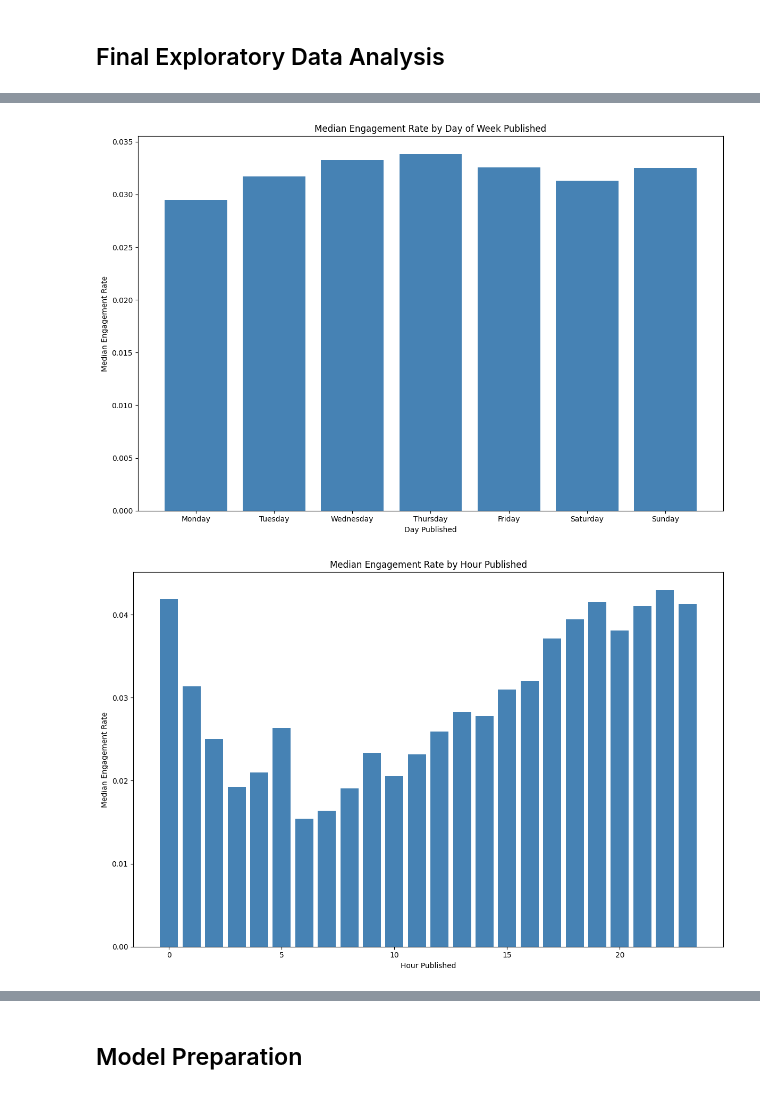
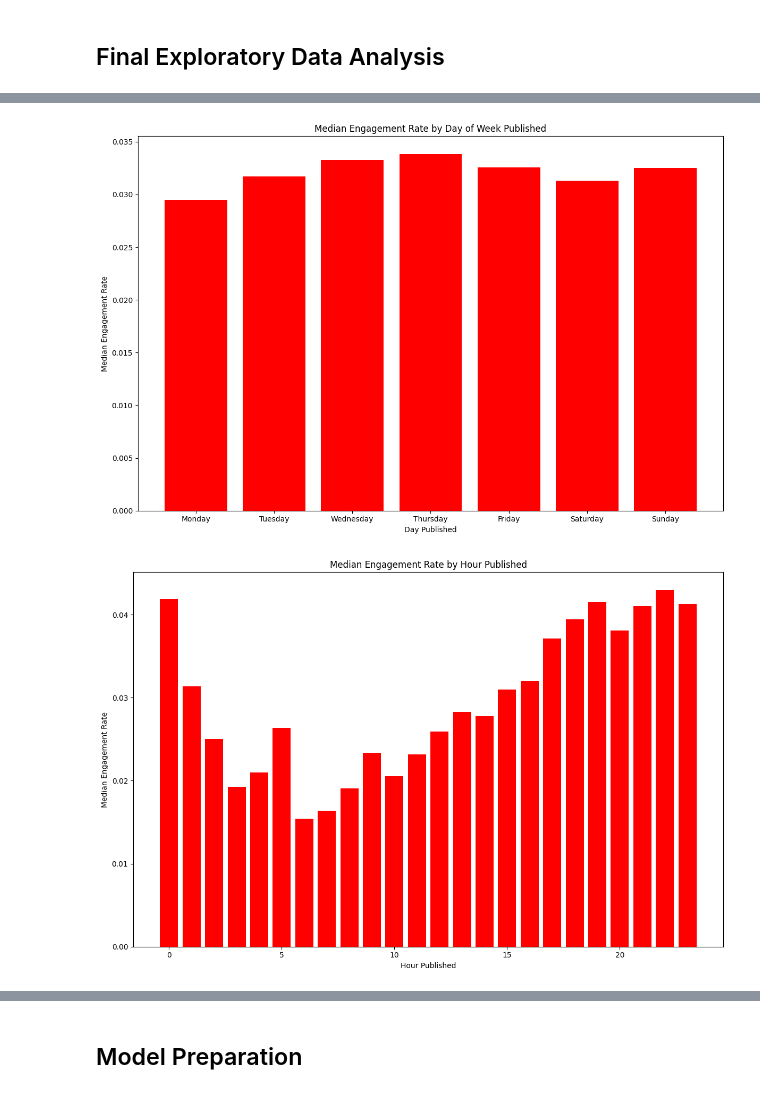
Before and after one commit to Mamaril-Jeremy/DTSC-691-Project, a Jupyter notebook: notebooks/youtube_eng_predictor.ipynb, the cells around one changed output, grey strips where cells are left out. Saved outputs shown, nothing was run; the diff lists cells and outputs as text; code cells hidden in the pictures.

```diff
--- a/notebooks/youtube_eng_predictor.ipynb
+++ b/notebooks/youtube_eng_predictor.ipynb
@@ -188,6 +194,12 @@ youtube_videos["engagement_rate_raw"] = (
 
 # Calculate logarithmic rate
 youtube_videos["engagement_rate_log"] = np.log1p(youtube_videos["engagement_rate_raw"])
+
+# Clip some outliers
+lower_bound = youtube_videos["engagement_rate_log"].quantile(0.01)
+upper_bound = youtube_videos["engagement_rate_log"].quantile(0.99)
+
+youtube_videos["engagement_rate_log_clipped"] = youtube_videos["engagement_rate_log"].clip(lower=lower_bound, upper=upper_bound)
 # %% [markdown]
 ## Initial Exploratory Data Analysis and Visualizations
 # %%
@@ -343,7 +439,8 @@ def extract_title_features(title):
         'title_has_question'   : int('?' in title),
         'title_has_exclamation': int('!' in title),
         'title_has_pipe'       : int('|' in title),
-        'title_caps_ratio'     : caps_ratio
+        'title_caps_ratio'     : caps_ratio,
+        'title_has_number'     : int(any(c.isdigit() for c in title))
     }
 
 title_features = youtube_videos['title'].apply(extract_title_features)
@@ -358,5 +458,5 @@ with open('desc_sentiment_data.json', 'r') as desc_file:
 # %%
-"""
+
 # -------------------------------------------------------------------------
 # AI USAGE CITATION
 # Tool: Claude AI
@@ -373,7 +473,7 @@ print(f"Using device: {'GPU' if device == 0 else 'CPU'}")
 # Initialize pipeline
 text_pipeline = pipeline(
     'sentiment-analysis',
-    model='cardiffnlp/twitter-xlm-roberta-base-sentiment',
+    model="cardiffnlp/twitter-roberta-base-sentiment",
     device=0,
     dtype=torch.float16,
     max_length=512
@@ -382,10 +482,11 @@ text_pipeline = pipeline(
 # Function to convert scores
 def convert_full(res):
     label = res['label']
+    score = res['score']
     return {
-      'neg': res['score'] if label == 'negative' else 0.0,
-      'neu': res['score'] if label == 'neutral'  else 0.0,
-      'pos': res['score'] if label == 'positive' else 0.0
+        'neg': score if label == 'LABEL_0' else 0.0,
+        'neu': score if label == 'LABEL_1' else 0.0,
+        'pos': score if label == 'LABEL_2' else 0.0
     }
 
 # Reclean titles
@@ -398,7 +499,7 @@ sentiment_data.extend([convert_full(r) for r in results])
 
 # Convert to DataFrame columns
 sentiment_df = pd.DataFrame(sentiment_data)
-"""
+
 # Attach to original dataframe
 youtube_videos = youtube_videos.reset_index(drop=True)
 youtube_videos[['title_neg', 'title_neu', 'title_pos']] = sentiment_df[['neg', 'neu', 'pos']].values
@@ -423,5 +542,5 @@ with open('sentiment_data.json', 'w') as f:
 # %%
-"""
+
 # Run sentiment pipeline on descriptions
 descriptions = youtube_videos['description'].fillna('').astype(str).tolist()
 
@@ -429,7 +548,7 @@ desc_sentiment_data = []
 
 desc_pipeline = pipeline(
     'sentiment-analysis',
-    model='cardiffnlp/twitter-xlm-roberta-base-sentiment',
+    model="cardiffnlp/twitter-roberta-base-sentiment",
     device=0,
     dtype=torch.float32,
     max_length=512
@@ -441,7 +560,7 @@ for i in range(0, len(descriptions), 64):
     desc_sentiment_data.extend([convert_full(r) for r in results])
 
 desc_sentiment_df = pd.DataFrame(desc_sentiment_data)
-"""
+
 youtube_videos[['description_neg', 'description_neu', 'description_pos']] = desc_sentiment_df[['neg', 'neu', 'pos']].values
 youtube_videos['description_sentiment'] = youtube_videos['description_pos'] - youtube_videos['description_neg']
 
@@ -476,34 +657,28 @@ with open('desc_sentiment_data.json', 'w') as f:
 # %%
 # Engagement Rate by Publish Day Name
-engagement_by_day = youtube_videos.groupby('publish_day_name')['engagement_rate_raw'].median().sort_values(ascending=False)
-
 day_order = ['Monday','Tuesday','Wednesday','Thursday','Friday','Saturday','Sunday']
 engagement_by_day = (youtube_videos.groupby('publish_day_name')['engagement_rate_raw']
            .median().reindex(day_order))
 
 plt.figure(figsize=(12, 8))
-plt.bar(engagement_by_day.index, engagement_by_day.values, color='steelblue')
+plt.bar(engagement_by_day.index, engagement_by_day.values, color='red')
 plt.title('Median Engagement Rate by Day of Week Published')
 plt.xlabel('Day Published')
 plt.ylabel('Median Engagement Rate')
 plt.tight_layout()
 plt.show()
 # %% [output]
-[figure, old version]
+[figure, new version]
 # %%
 # Engagement Rate by Publish Hour
 engagement_by_hour = youtube_videos.groupby('publish_hour')['engagement_rate_raw'].median().sort_values(ascending=False)
 
-hour_order = [str(i) for i in range(24)]
-engagement_by_hour = (youtube_videos.groupby('publish_hour')['engagement_rate_raw']
-           .median())
-
 plt.figure(figsize=(12, 8))
-plt.bar(engagement_by_hour.index, engagement_by_hour.values, color='steelblue')
+plt.bar(engagement_by_hour.index, engagement_by_hour.values, color='red')
 plt.title('Median Engagement Rate by Hour Published')
 plt.xlabel('Hour Published')
 plt.ylabel('Median Engagement Rate')
 plt.tight_layout()
 plt.show()
 # %% [output]
-[figure, old version]
+[figure, new version]
```
Also changed, not shown: parts of 41 cells of this notebook, 8 other files.
